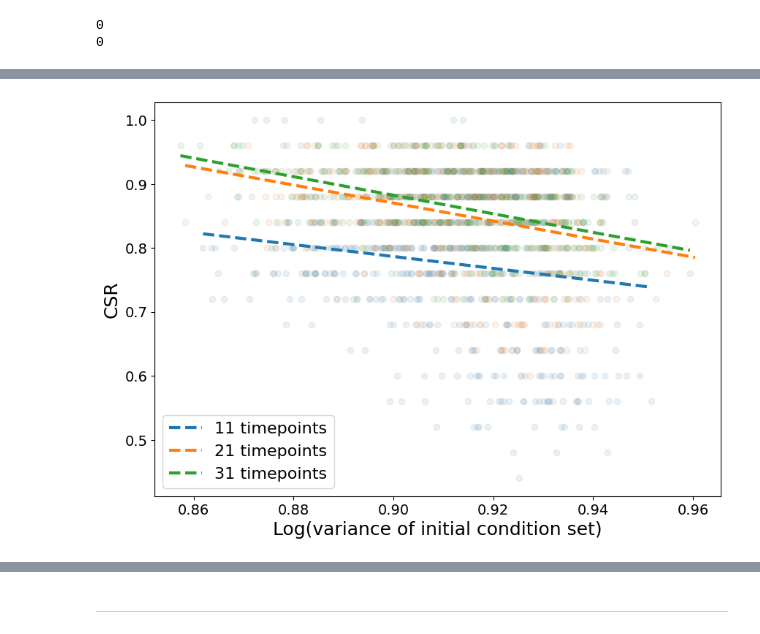
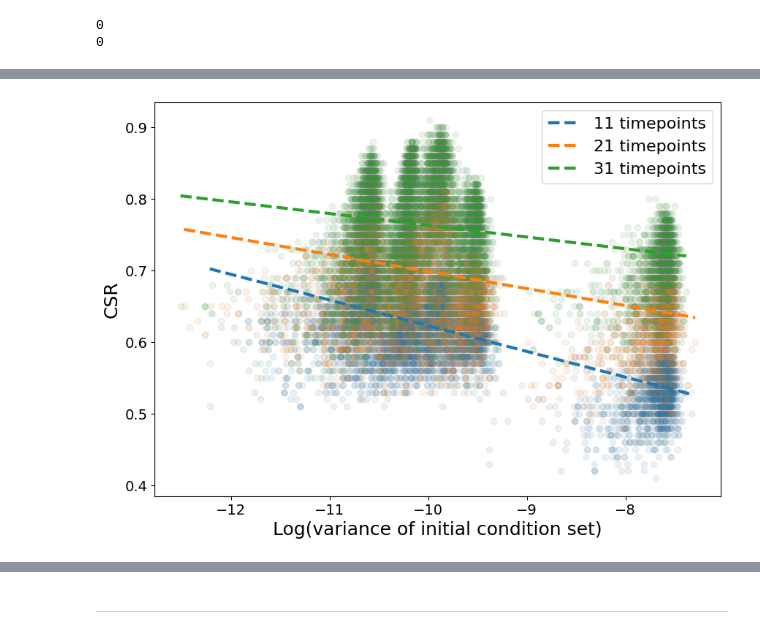
Before and after one commit to joaovaleriano/gLV_OED, a Jupyter notebook: notebooks/analysis_all_growth.ipynb, the cells around one changed output, grey strips where cells are left out. Cells and saved outputs as stored; diff of their text form; code cells hidden in the pictures.

```diff
--- a/notebooks/analysis_all_growth.ipynb
+++ b/notebooks/analysis_all_growth.ipynb
@@ -219,9 +239,9 @@ for i in range(len(log.attrs["avg_samp_dt"])):
                    for k in inferfiles[i]], axis=0).reset_index(drop=True)
 
     for j in range(log.attrs["n_init_cond"]):
-        n_init_cond = df["n_init_cond"].unique()[j]
-        avgCSR[i, j] = df[df["n_init_cond"] ==
-                          n_init_cond]["CSR"].values.mean()
+        n_dset = df["n_dset"].unique()[j]
+        avgCSR[i, j] = df[df["n_dset"] ==
+                          n_dset]["CSR"].values.mean()
 
 labels = [f"{i} timepoints" for i in log.attrs["n_samples"]]
 plt.figure(figsize=(8, 5))
@@ -237,5 +257,6 @@ for i in range(1, len(avgCSR[0]), 6):
     plt.hlines(avgCSR[0, i], 1, i+1, color="C0", ls="--")
     # plt.hlines(avgCSR[1,i], 1, i+1, color="C1")
 plt.xscale("log")
-plt.show()
+# plt.savefig("avg_csr_vs_#exp_xscale_log.png", dpi=300, bbox_inches="tight")
+# plt.show()
 # %% [output]
@@ -312,0 +490,11 @@ def distances(m):
+# %%
+np.random.seed(124)
+l = np.linspace(0, 1, 10)
+ll = l+np.random.normal(scale=0.1, size=l.shape[0])
+plt.plot(l, l, "--o")
+plt.scatter(l, ll, c="k")
+for i in range(len(l)):
+    plt.vlines(l[i], min(l[i], ll[i]), max(l[i], ll[i]), color="gray")
+plt.xticks([])
+plt.yticks([])
+plt.savefig("lr_residues.png", dpi=300, bbox_inches="tight")
@@ -313,9 +503,8 @@ def distances(m):
 # %%
 plt.figure(figsize=(10, 7))
 
-# for j in range(2, 3):
 for j in range(len(log.attrs["n_samples"])):
-    total_init_cond_dot = []
+    total_init_cond_var = []
     total_csr = []
 
     for p in range(log.attrs["n_params_seeds"]):
@@ -328,54 +517,45 @@ for j in range(len(log.attrs["n_samples"])):
         A = p[n_sp:].reshape((n_sp, n_sp))
         x_eq = -np.linalg.inv(A)@r
 
-        for n in range(9, 10):
-            df_tmp = df[df["n_init_cond"] == n]
+        for n in range(2, 20):
+            df_tmp = df[df["n_dset"] == n]
 
-            init_cond_idx = [[int(m) for m in re.findall("([0-9]+).0", i)]
+            init_cond_idx = [[int(m) for m in re.findall("([0-9]+).", i)]
                              for i in df_tmp.init_cond_idx.values]
 
-            init_cond_x_eq_dot_mean = []
+            init_cond_var = []
             csr = []
 
             for l in range(len(init_cond_idx)):
                 init_cond = metadict["init_cond"][init_cond_idx[l]]
 
-                # init_cond_x_eq = init_cond#/np.sqrt((init_cond**2).sum(axis=0))#-x_eq/x_eq.sum()
-                init_cond_x_eq = init_cond / \
-                    init_cond.sum(axis=0)-x_eq/x_eq.sum()
-                init_cond_x_eq /= np.linalg.norm(init_cond_x_eq,
-                                                 axis=1).reshape((-1, 1))
-
-                # init_cond_x_eq_dot_mean.append(distances(init_cond_x_eq))
-                # init_cond_x_eq_dot_mean.append(np.linalg.norm(init_cond_x_eq, axis=1).mean())
-                init_cond_x_eq_dot_mean.append(dot_mean(init_cond_x_eq)[0])
+                init_cond_var.append(init_cond-x_eq/10)
                 csr.append(df_tmp.CSR.values[l])
 
-            init_cond_x_eq_dot_mean = np.array(init_cond_x_eq_dot_mean)
+            init_cond_var = np.array(init_cond_var).var(axis=1).mean(axis=1)
             csr = np.array(csr)
 
-            total_init_cond_dot.append(init_cond_x_eq_dot_mean)
+            total_init_cond_var.append(init_cond_var)
             total_csr.append(csr)
 
-    total_init_cond_dot = np.concatenate(total_init_cond_dot)
+    total_init_cond_var = np.concatenate(total_init_cond_var)
     total_csr = np.concatenate(total_csr)
 
-    plt.scatter((total_init_cond_dot), total_csr,
+    plt.scatter(np.log(total_init_cond_var), total_csr,
                 c=f"C{j}", alpha=0.1, edgecolors="gray")
 
     reg = lm.LinearRegression()
-    reg.fit((total_init_cond_dot).reshape((-1, 1)), total_csr)
-    plt.plot([(total_init_cond_dot).min(), (total_init_cond_dot).max()],
-             reg.predict([[(total_init_cond_dot).min()],
-                         [(total_init_cond_dot).max()]]),
+    reg.fit(np.log(total_init_cond_var).reshape((-1, 1)), total_csr)
+    plt.plot([np.log(total_init_cond_var).min(), np.log(total_init_cond_var).max()],
+             reg.predict([[np.log(total_init_cond_var).min()],
+                         [np.log(total_init_cond_var).max()]]),
              ls="--", lw=3, c=f"C{j}", label=f"{metadict['n_tpoints'][j]} timepoints")
 
 plt.xlabel("Log(variance of initial condition set)", fontsize=18)
 plt.ylabel("CSR", fontsize=18)
 plt.xticks(fontsize=14)
 plt.yticks(fontsize=14)
 plt.legend(fontsize=16)
-# plt.xscale("log")
 plt.show()
 # %% [output]
-[figure, old version]
+[figure, new version]
```
Also changed, not shown: parts of 114 cells of this notebook, 11 other files.
